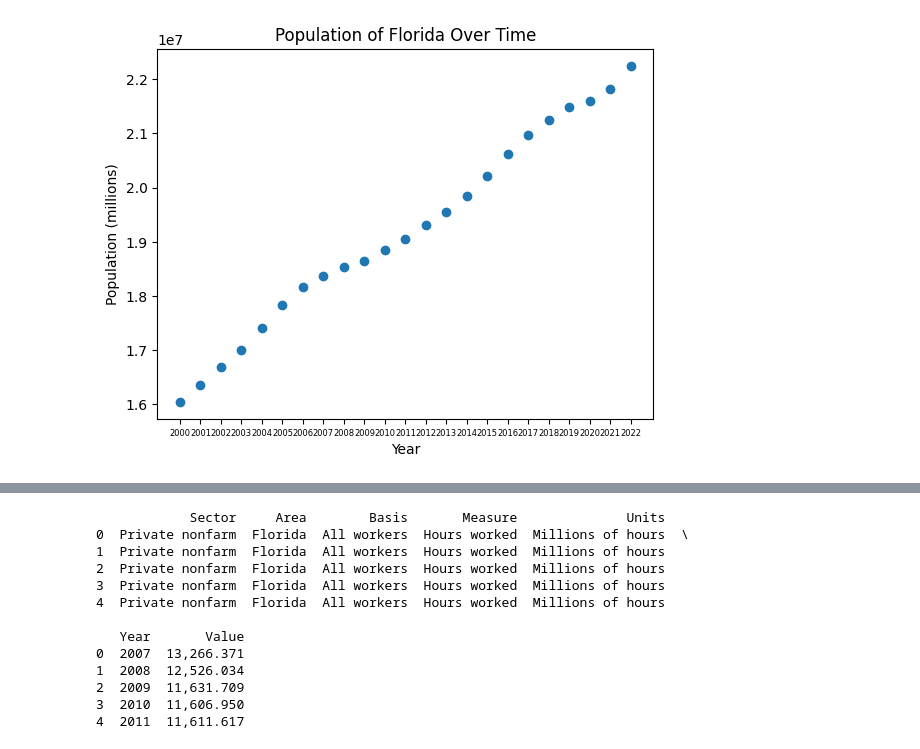
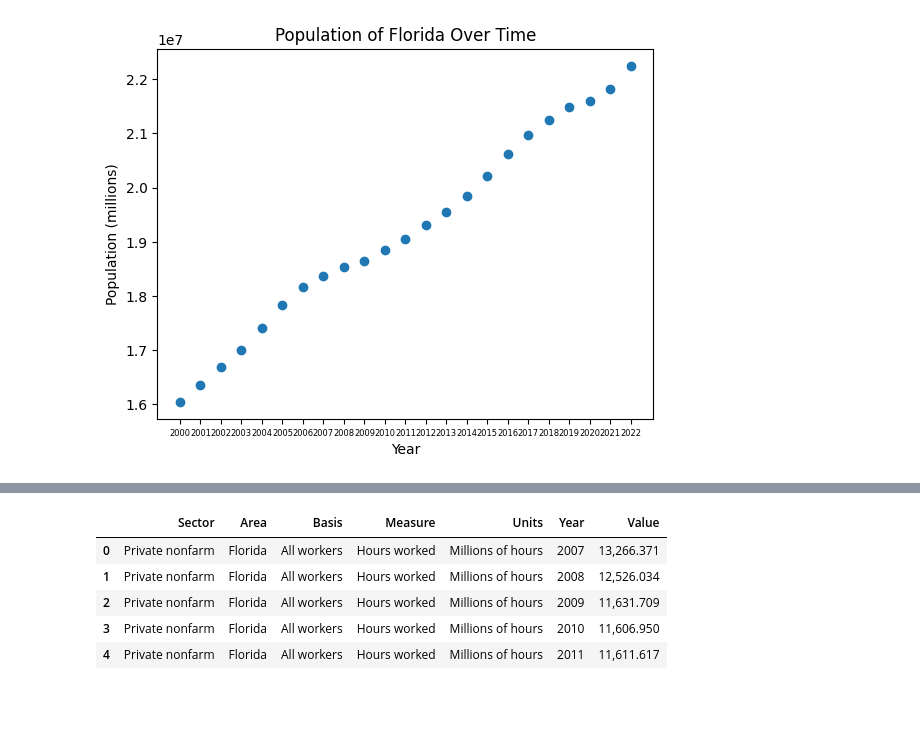
Before and after one commit to Johnsonahs/YSP-Python, a Jupyter notebook: Data_Analysis.ipynb, the cells around one changed output, grey strips where cells are left out. Drawn from its saved outputs; the diff is of its cells as text; code cells hidden in the pictures; blank space fills up the shorter version.

```diff
--- a/Data_Analysis.ipynb
+++ b/Data_Analysis.ipynb
@@ -155,16 +137,0 @@ florida_labor_data
-# %%
-print(florida_labor_data[florida_labor_data['Measure'] == 'Hours worked'].head())
-# %% [output]
-            Sector     Area        Basis       Measure              Units
-0  Private nonfarm  Florida  All workers  Hours worked  Millions of hours  \
-1  Private nonfarm  Florida  All workers  Hours worked  Millions of hours
-2  Private nonfarm  Florida  All workers  Hours worked  Millions of hours
-3  Private nonfarm  Florida  All workers  Hours worked  Millions of hours
-4  Private nonfarm  Florida  All workers  Hours worked  Millions of hours
-
-   Year       Value
-0  2007  13,266.371
-1  2008  12,526.034
-2  2009  11,631.709
-3  2010  11,606.950
-4  2011  11,611.617
@@ -173,0 +142,14 @@ plt.scatter()
+# %%
+# Selecting all of the data for actual number of labor hours
+
+florida_labor_data = florida_labor_data.reset_index(drop=True)
+working_hours = florida_labor_data[florida_labor_data['Units'] == 'Millions of hours']
+working_hours = working_hours.reset_index(drop=True)
+working_hours.head()
+# %% [output]
+|  | Sector | Area | Basis | Measure | Units | Year | Value |
+| 0 | Private nonfarm | Florida | All workers | Hours worked | Millions of hours | 2007 | 13,266.371 |
+| 1 | Private nonfarm | Florida | All workers | Hours worked | Millions of hours | 2008 | 12,526.034 |
+| 2 | Private nonfarm | Florida | All workers | Hours worked | Millions of hours | 2009 | 11,631.709 |
+| 3 | Private nonfarm | Florida | All workers | Hours worked | Millions of hours | 2010 | 11,606.950 |
+| 4 | Private nonfarm | Florida | All workers | Hours worked | Millions of hours | 2011 | 11,611.617 |
```
Also changed, not shown: parts of 12 cells of this notebook, 1 other file.
